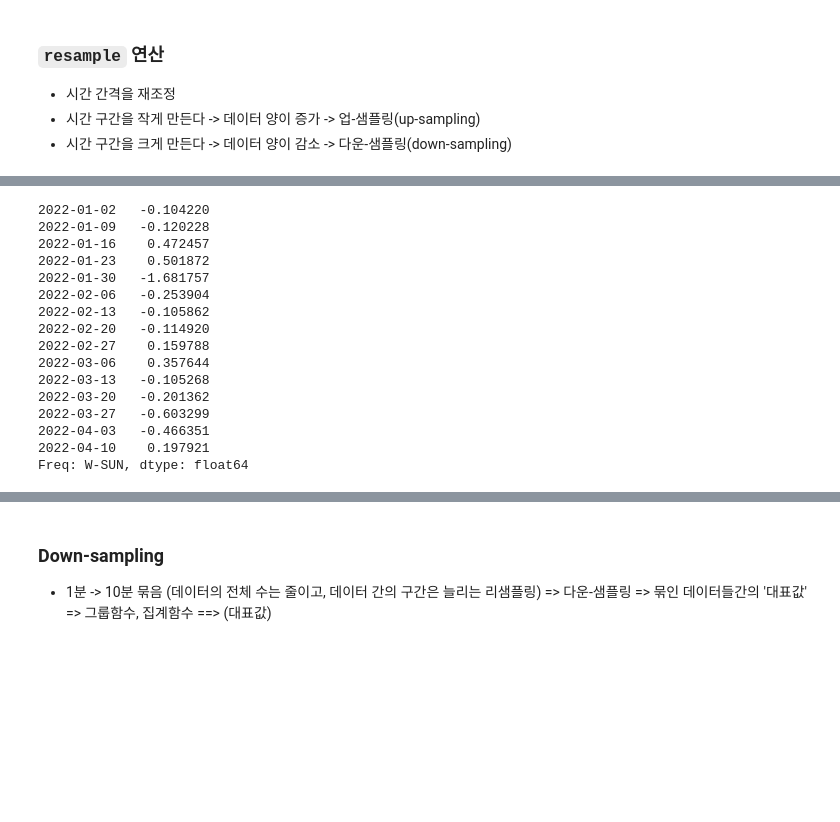
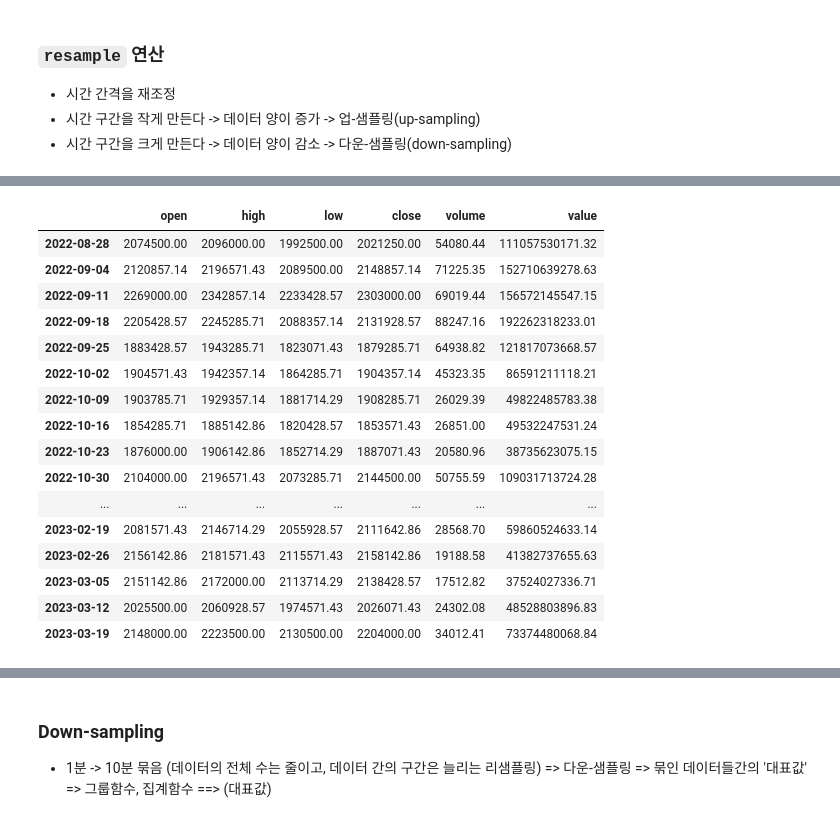
Before and after one commit to baejinu/DataAnalysis, a Jupyter notebook: CHOISEONGGU/공부자료/ch06_03_데이터프레임_심화_ChoiSG.ipynb, the cells around one changed output, grey strips where cells are left out. Saved outputs shown, nothing was run; the diff lists cells and outputs as text; code cells hidden in the pictures; blank space fills up the shorter version.

```diff
--- a/CHOISEONGGU/공부자료/ch06_03_데이터프레임_심화_ChoiSG.ipynb
+++ b/CHOISEONGGU/공부자료/ch06_03_데이터프레임_심화_ChoiSG.ipynb
@@ -905,19 +1110,26 @@ Freq: D, Length: 100, dtype: float64
+# %%
+# pyupbit.get_ohlcv('KRW-BTC')
+eth = pyupbit.get_ohlcv('KRW-ETH')
+# %%
+pd.options.display.float_format = '{:.2f}'.format
 # %%
 # 다운-샘플링 -> 시간을 더 크게 묶는 거 -> "D(Day)" => "Week?"
+eth.resample('W').mean()
 # %% [output]
-2022-01-02   -0.104220
-2022-01-09   -0.120228
-2022-01-16    0.472457
-2022-01-23    0.501872
-2022-01-30   -1.681757
-2022-02-06   -0.253904
-2022-02-13   -0.105862
-2022-02-20   -0.114920
-2022-02-27    0.159788
-2022-03-06    0.357644
-2022-03-13   -0.105268
-2022-03-20   -0.201362
-2022-03-27   -0.603299
-2022-04-03   -0.466351
-2022-04-10    0.197921
-Freq: W-SUN, dtype: float64
+|  | open | high | low | close | volume | value |
+| 2022-08-28 | 2074500.00 | 2096000.00 | 1992500.00 | 2021250.00 | 54080.44 | 111057530171.32 |
+| 2022-09-04 | 2120857.14 | 2196571.43 | 2089500.00 | 2148857.14 | 71225.35 | 152710639278.63 |
+| 2022-09-11 | 2269000.00 | 2342857.14 | 2233428.57 | 2303000.00 | 69019.44 | 156572145547.15 |
+| 2022-09-18 | 2205428.57 | 2245285.71 | 2088357.14 | 2131928.57 | 88247.16 | 192262318233.01 |
+| 2022-09-25 | 1883428.57 | 1943285.71 | 1823071.43 | 1879285.71 | 64938.82 | 121817073668.57 |
+| 2022-10-02 | 1904571.43 | 1942357.14 | 1864285.71 | 1904357.14 | 45323.35 | 86591211118.21 |
+| 2022-10-09 | 1903785.71 | 1929357.14 | 1881714.29 | 1908285.71 | 26029.39 | 49822485783.38 |
+| 2022-10-16 | 1854285.71 | 1885142.86 | 1820428.57 | 1853571.43 | 26851.00 | 49532247531.24 |
+| 2022-10-23 | 1876000.00 | 1906142.86 | 1852714.29 | 1887071.43 | 20580.96 | 38735623075.15 |
+| 2022-10-30 | 2104000.00 | 2196571.43 | 2073285.71 | 2144500.00 | 50755.59 | 109031713724.28 |
+| ... | ... | ... | ... | ... | ... | ... |
+| 2023-02-19 | 2081571.43 | 2146714.29 | 2055928.57 | 2111642.86 | 28568.70 | 59860524633.14 |
+| 2023-02-26 | 2156142.86 | 2181571.43 | 2115571.43 | 2158142.86 | 19188.58 | 41382737655.63 |
+| 2023-03-05 | 2151142.86 | 2172000.00 | 2113714.29 | 2138428.57 | 17512.82 | 37524027336.71 |
+| 2023-03-12 | 2025500.00 | 2060928.57 | 1974571.43 | 2026071.43 | 24302.08 | 48528803896.83 |
+| 2023-03-19 | 2148000.00 | 2223500.00 | 2130500.00 | 2204000.00 | 34012.41 | 73374480068.84 |
```
Also changed, not shown: parts of 94 cells of this notebook.
